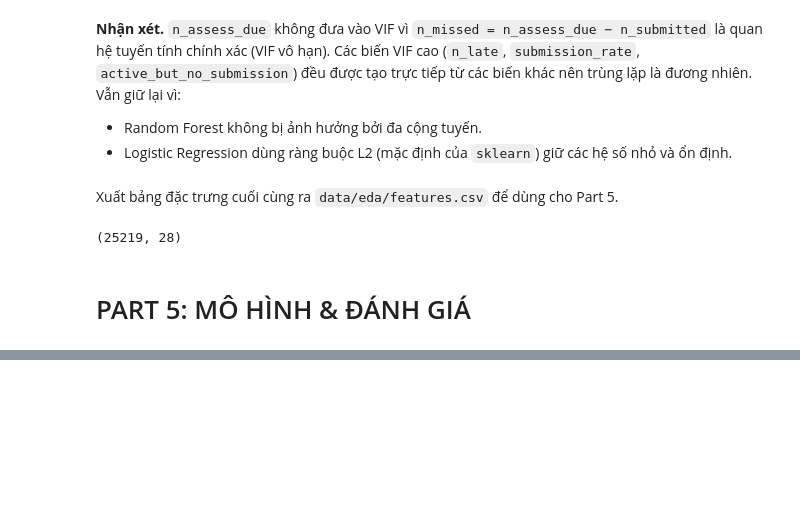
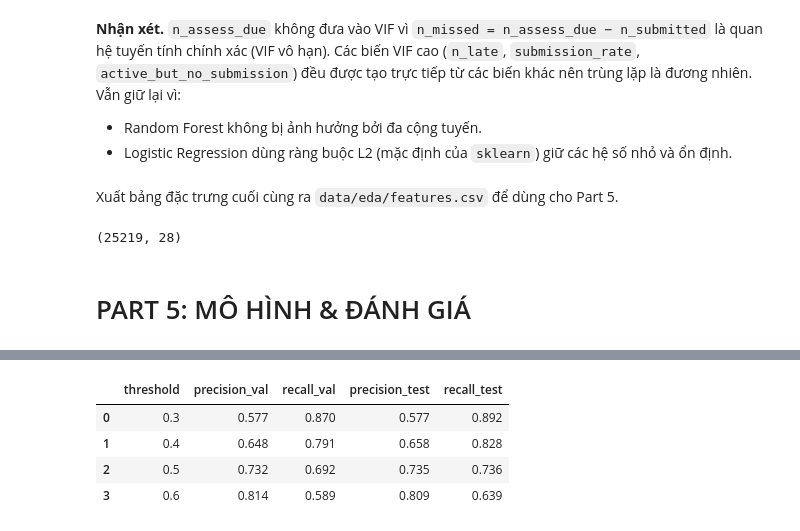
Before and after one commit to NguyenAnh1421/Early-Warning-At-Risk-Students-OULAD, a Jupyter notebook: G6_FINAL.ipynb, the cells around one changed output, grey strips where cells are left out. Drawn from its saved outputs; the diff is of its cells as text; code cells hidden in the pictures; blank space fills up the shorter version.

```diff
--- a/G6_FINAL.ipynb
+++ b/G6_FINAL.ipynb
@@ -845,0 +889,17 @@ pd.DataFrame([{'threshold': t,
+# %%
+final = tuned['Random Forest']
+rows = []
+for t in [0.3, 0.4, 0.5, 0.6]:
+    row = {'threshold': t}
+    for split, X, y in [('val', X_val, y_val), ('test', X_test, y_test)]:
+        pred = final.predict_proba(X)[:, 1] >= t
+        row[f'precision_{split}'] = precision_score(y, pred)
+        row[f'recall_{split}'] = recall_score(y, pred)
+    rows.append(row)
+pd.DataFrame(rows).round(3)
+# %% [output]
+|  | threshold | precision_val | recall_val | precision_test | recall_test |
+| 0 | 0.3 | 0.577 | 0.870 | 0.577 | 0.892 |
+| 1 | 0.4 | 0.648 | 0.791 | 0.658 | 0.828 |
+| 2 | 0.5 | 0.732 | 0.692 | 0.735 | 0.736 |
+| 3 | 0.6 | 0.814 | 0.589 | 0.809 | 0.639 |
```
Also changed, not shown: parts of 26 cells of this notebook, 3 other files.
